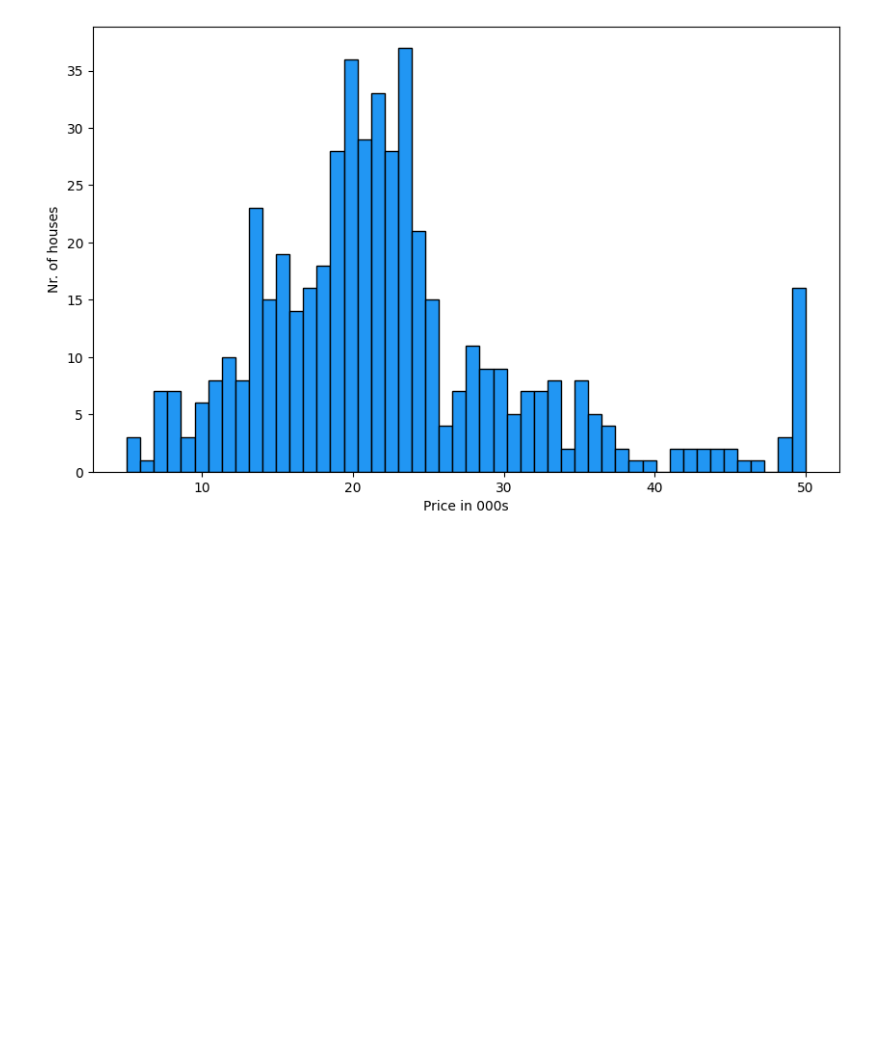
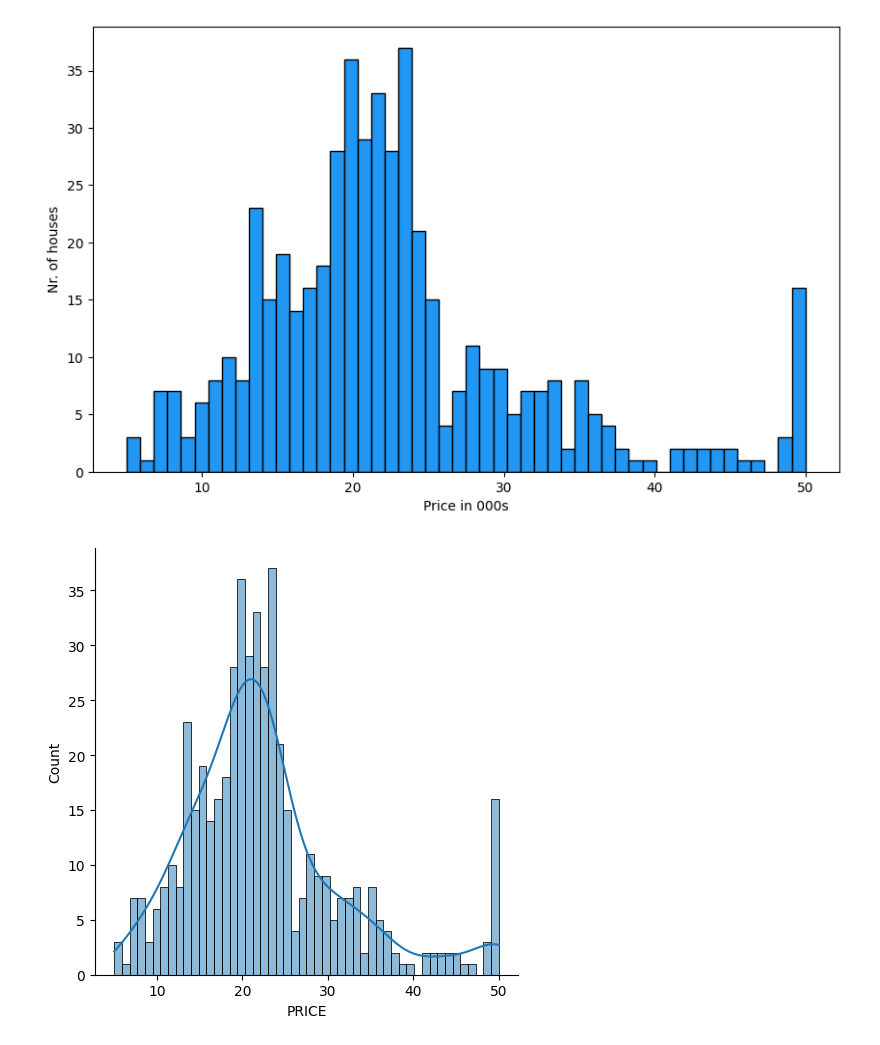
Before and after one commit to JonniiRingo/Data-Science-Ml, a Jupyter notebook: 04 Multivariate Regression.ipynb, the cells around one changed output. Cells and saved outputs as stored; diff of their text form; code cells hidden in the pictures; blank space fills up the shorter version.

```diff
--- a/04 Multivariate Regression.ipynb
+++ b/04 Multivariate Regression.ipynb
@@ -184,3 +192,8 @@ plt.ylabel('Nr. of houses')
 plt.show()
 # %% [output]
 [figure]
+# %%
+sns.displot(data['PRICE'], kde=True, bins=50)
+plt.show()
+# %% [output]
+[figure, added]
```
Also changed, not shown: parts of 6 cells of this notebook.
